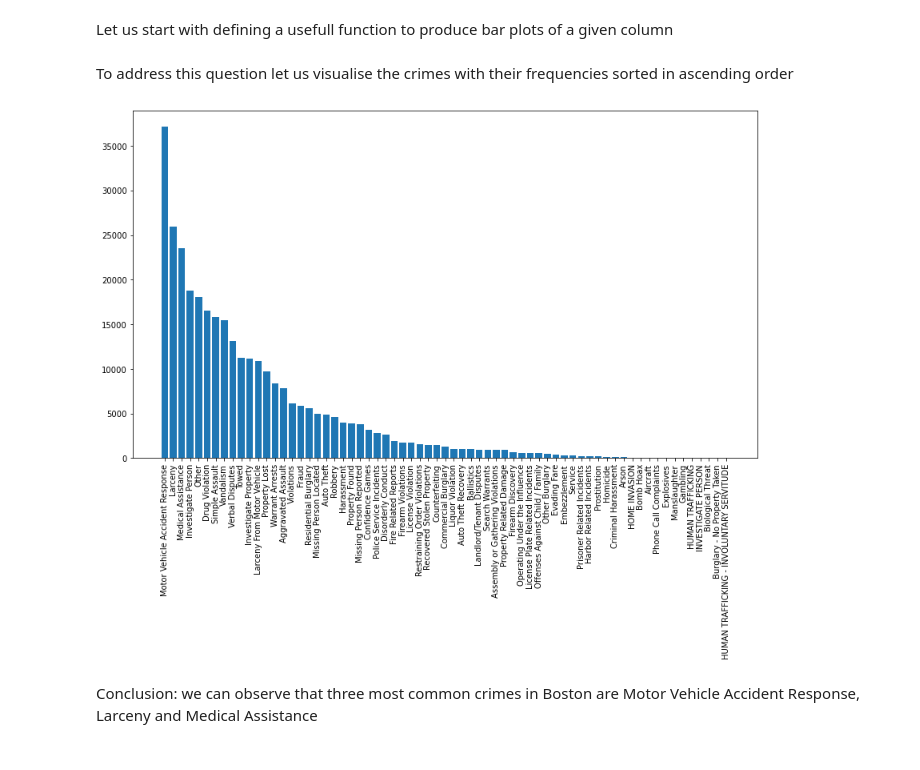
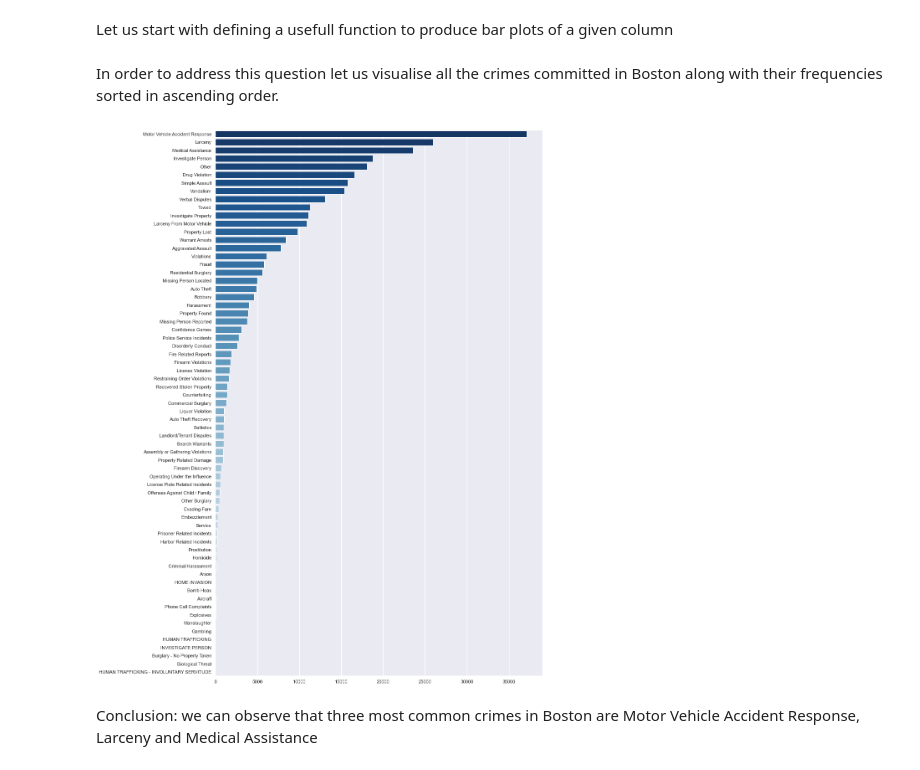
Before and after one commit to tomek95123/Udacity_project1, a Jupyter notebook: udacity_project_1.ipynb, the cells around one changed output. Cells and saved outputs as stored; diff of their text form; code cells hidden in the pictures.

Commit message:
improve the style of graphs

```diff
--- a/udacity_project_1.ipynb
+++ b/udacity_project_1.ipynb
@@ -17,3 +18,5 @@ from statsmodels.stats.weightstats import ztest
+# %%
+sns.set()
 # %% [markdown]
 # Section 2: Data Understanding
 # %% [markdown]
@@ -161,15 +167,16 @@ def plot_crime_counts(data, var_to_divide, var_to_plot='OFFENSE_CODE_GROUP', k=1
     plt.xticks(ticks=range(len(df)), labels=df.index, rotation=90)
     plt.show()
 # %% [markdown]
-To address this question let us visualise the crimes with their frequencies sorted in ascending order
+In order to address this question let us visualise all the crimes committed in Boston along with their frequencies sorted in ascending order.
 # %%
 df = data['OFFENSE_CODE_GROUP'].value_counts()
-plt.figure(figsize=(14,8))
-plt.bar(df.index, height = df)
-plt.xticks(ticks=range(len(df)), labels=df.index, rotation=90)
+plt.figure(figsize=(14,24))
+sns.barplot(y=df.index, x=df.values, palette='Blues_r')
+# plt.bar(df.index, height = df, )
+# plt.xticks(ticks=range(len(df)), labels=df.index, rotation=90)
 plt.show()
 # %% [output]
-[figure, old version]
+[figure, new version]
 # %% [markdown]
 Conclusion: we can observe that three most common crimes in Boston are Motor Vehicle Accident Response, Larceny and Medical Assistance
 # %% [markdown]
```
Also changed, not shown: parts of 23 cells of this notebook.
